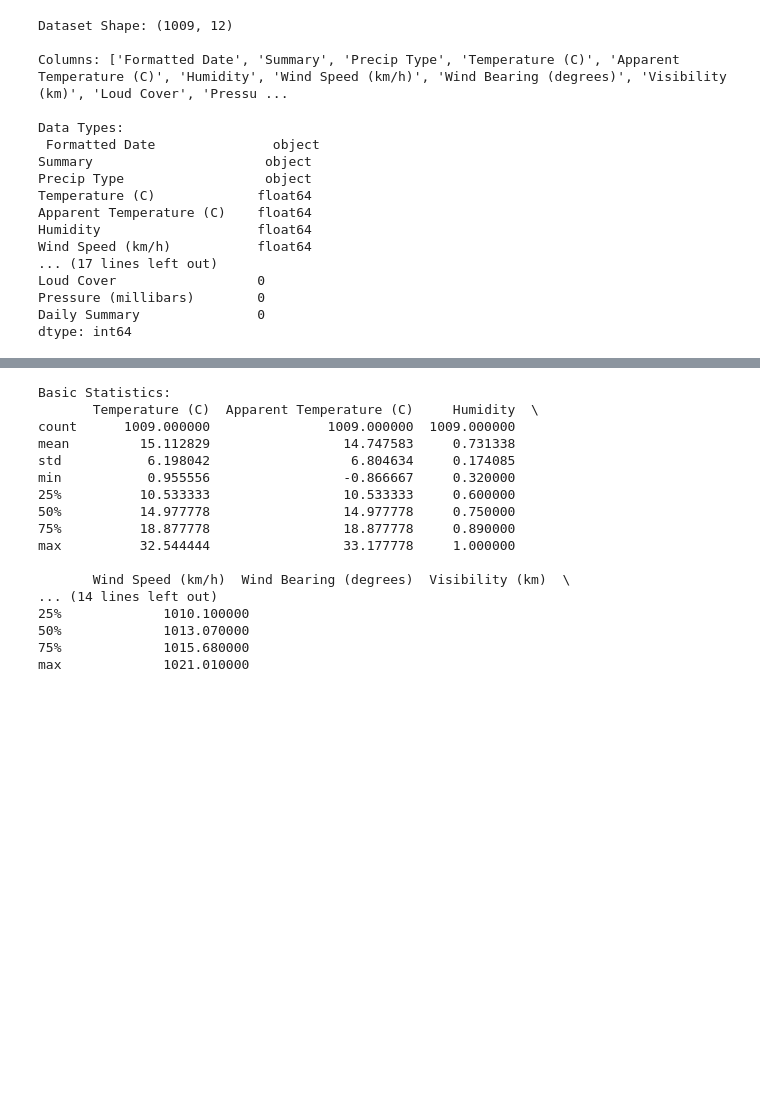
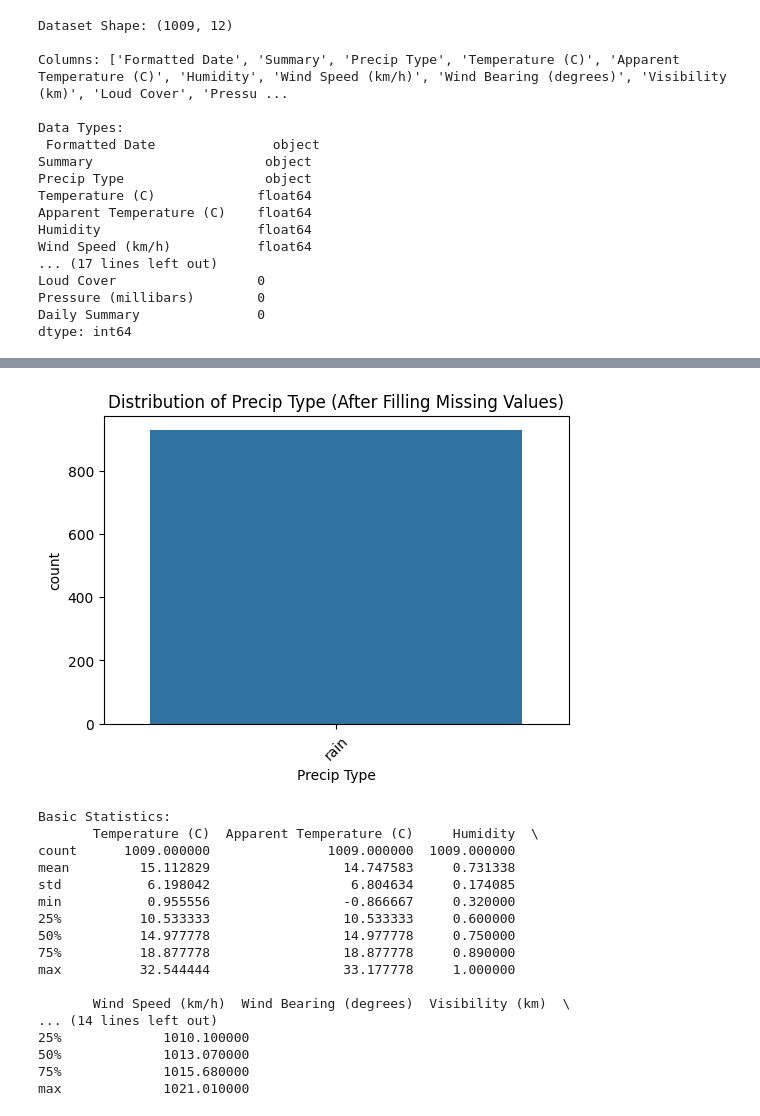
Before and after one commit to thabith12/weather-prediction, a Jupyter notebook: MLmodel.ipynb, the cells around one changed output, grey strips where cells are left out. Cells and saved outputs as stored; diff of their text form; code cells hidden in the pictures; blank space fills up the shorter version.

```diff
--- a/MLmodel.ipynb
+++ b/MLmodel.ipynb
@@ -52,3 +66,11 @@ for col in numeric_cols:
+# %%
+plt.figure(figsize=(6,4))
+sns.countplot(x='Precip Type', data=df, order=df['Precip Type'].value_counts().index)
+plt.title("Distribution of Precip Type (After Filling Missing Values)")
+plt.xticks(rotation=45)
+plt.show()
+# %% [output]
+[figure, added]
 # %%
 df.drop(columns=['Loud Cover'], inplace=True, errors='ignore')
 # %%
```
Also changed, not shown: parts of 13 cells of this notebook.
